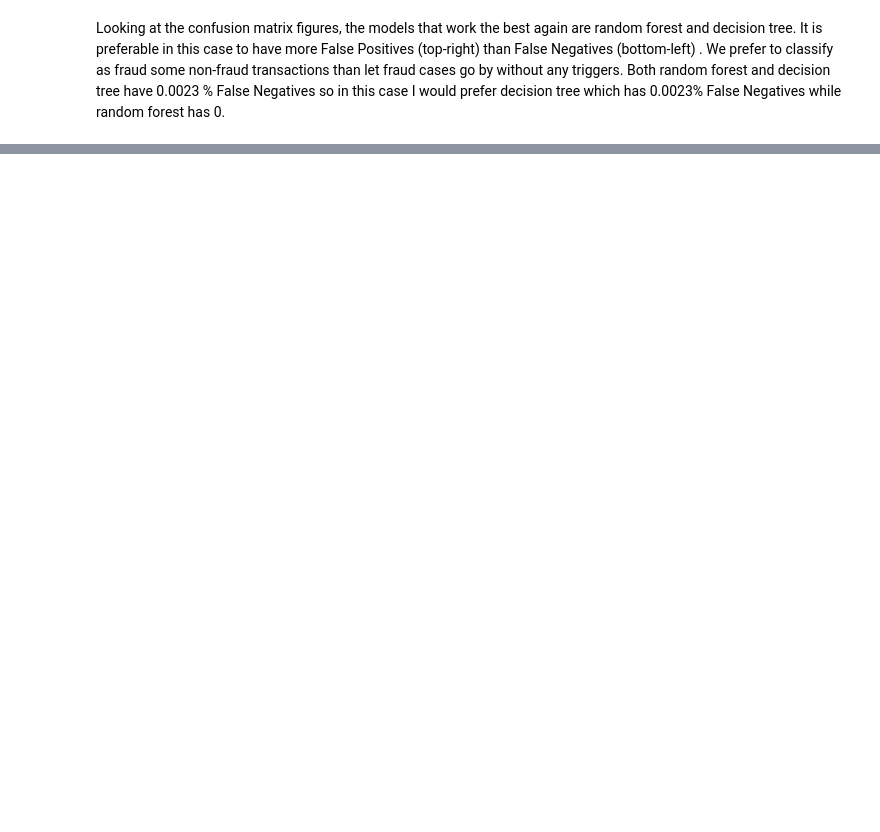
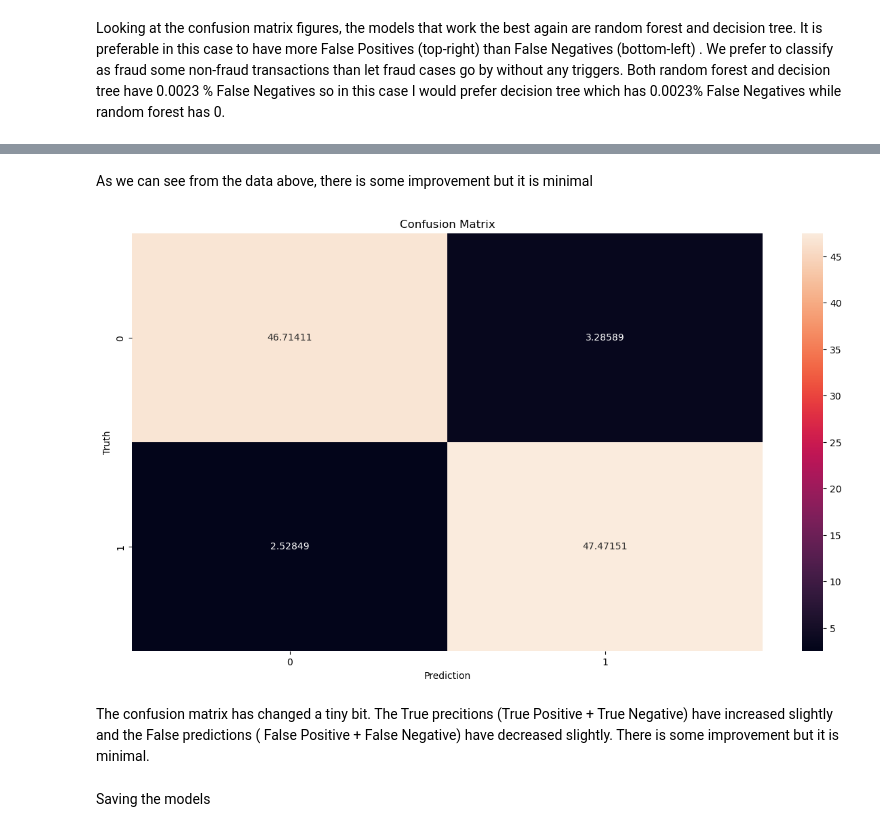
Before and after one commit to Ankourii/Fraud_prediction, a Jupyter notebook: notebooks/model.ipynb, the cells around one changed output, grey strips where cells are left out. Drawn from its saved outputs; the diff is of its cells as text; code cells hidden in the pictures; blank space fills up the shorter version.

```diff
--- a/notebooks/model.ipynb
+++ b/notebooks/model.ipynb
@@ -315,0 +303,25 @@ The confusion matrix hasn´t changed at all. The difference is so mininal that i
+# %% [markdown]
+As we can see from the data above, there is some improvement but it is minimal
+# %%
+#confusion matrix for Tuned logistic regression.
+plt.figure(figsize=(15, 8))
+
+conf_matrix = cm(y_test, y_pred_model_test)
+
+percentage_matrix = conf_matrix / conf_matrix.sum() * 100
+
+#I added 5 decimal places so we can see the difference from the default logistic regression model
+percentage_matrix_formatted = ["{:.5f}".format(value) for value in percentage_matrix.flatten()]
+
+percentage_matrix_formatted = np.array(percentage_matrix_formatted).reshape(percentage_matrix.shape)
+
+ax = sns.heatmap(percentage_matrix, annot=percentage_matrix_formatted, fmt='')
+
+plt.title('Confusion Matrix')
+plt.ylabel('Truth')
+plt.xlabel('Prediction')
+plt.show()
+# %% [output]
+[figure, added]
+# %% [markdown]
+The confusion matrix has changed a tiny bit. The True precitions (True Positive + True Negative) have increased slightly and the False predictions ( False Positive + False Negative) have decreased slightly. There is some improvement but it is minimal.
@@ -315,0 +333,2 @@ The confusion matrix hasn´t changed at all. The difference is so mininal that i
+# %% [markdown]
+Saving the models
```
Also changed, not shown: parts of 30 cells of this notebook, 4 other files.
